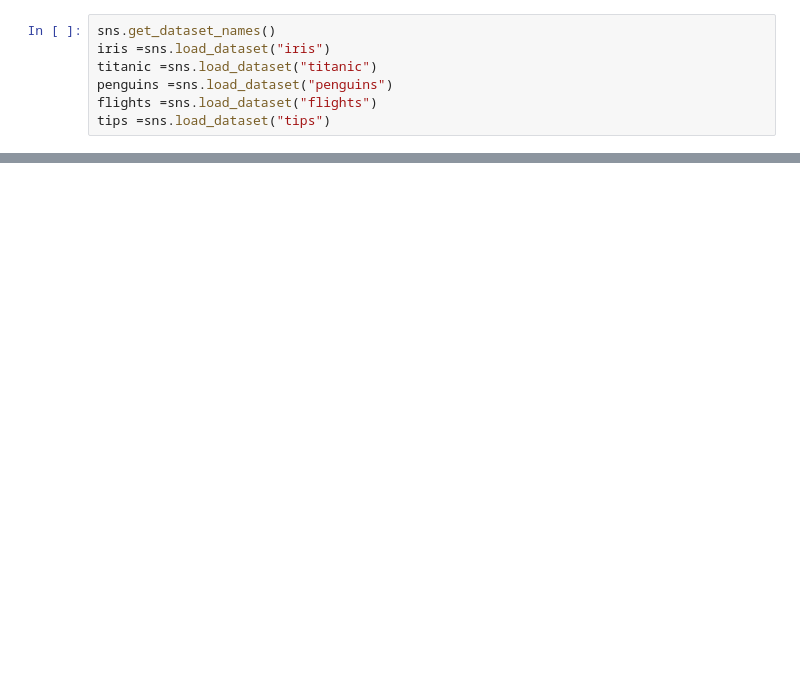
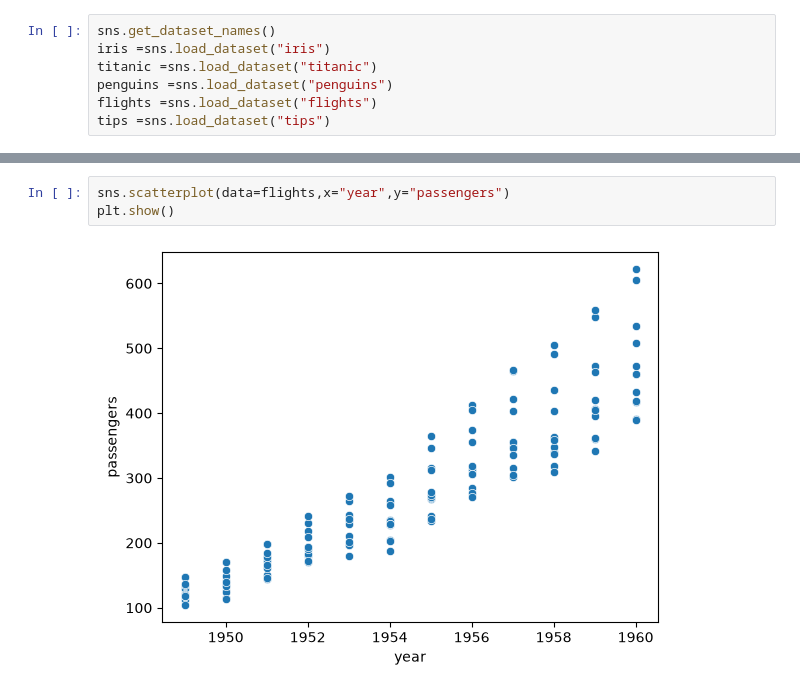
Before and after one commit to priyanship-cse/ADS_26_2026_2503201000866, a Jupyter notebook: Python/day_seaborn.ipynb, the cells around one changed output, grey strips where cells are left out. Drawn from its saved outputs; the diff is of its cells as text; blank space fills up the shorter version.

```diff
--- a/Python/day_seaborn.ipynb
+++ b/Python/day_seaborn.ipynb
@@ -28,0 +41,5 @@ tips =sns.load_dataset("tips")
+# %%
+sns.scatterplot(data=flights,x="year",y="passengers")
+plt.show()
+# %% [output]
+[figure, added]
```
Also changed, not shown: parts of 4 cells of this notebook.
